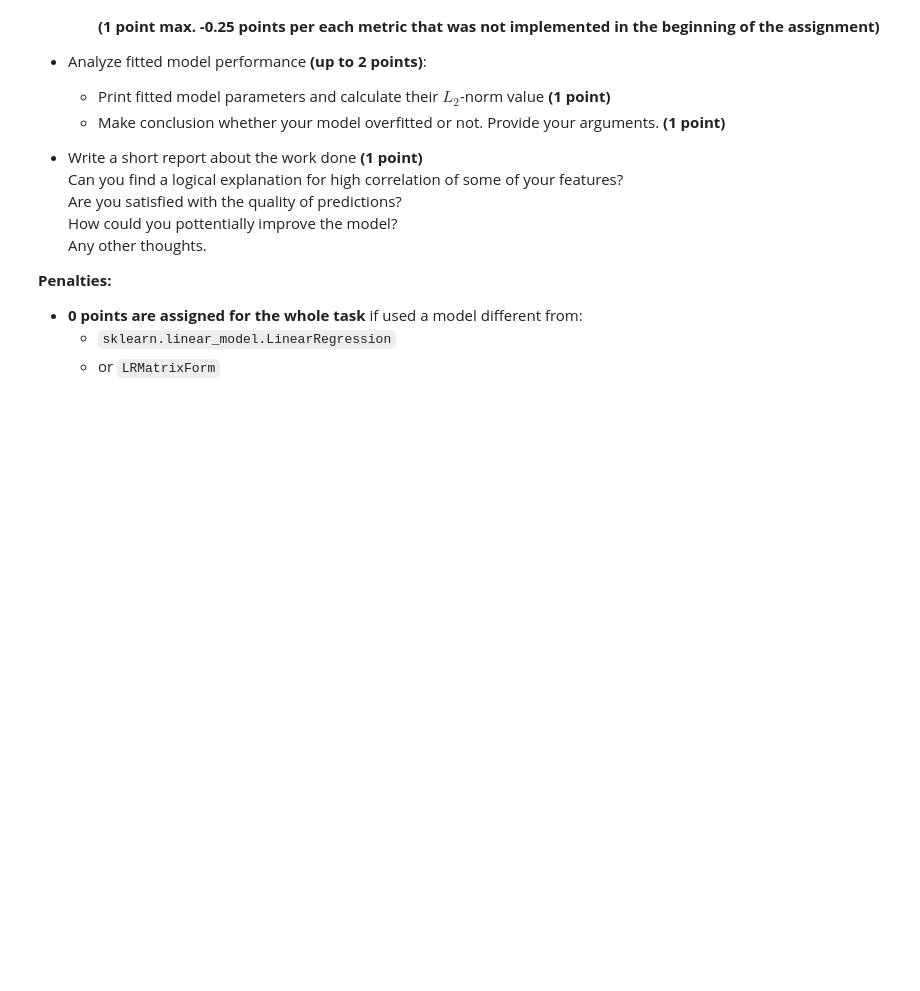
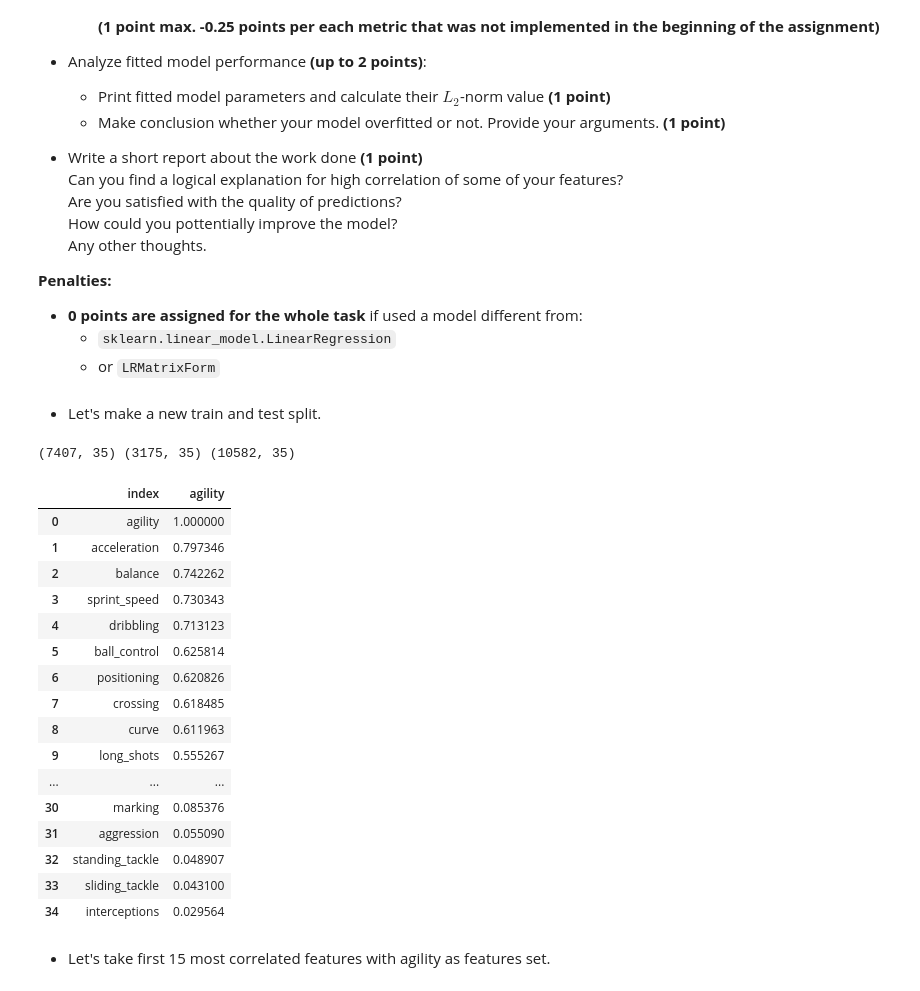
Before and after one commit to alsing/ml-intro-rs-school, a Jupyter notebook: 3 - Linear Regression/linear_regression.ipynb, the cells around one changed output. Cells and saved outputs as stored; diff of their text form; code cells hidden in the pictures; blank space fills up the shorter version.

```diff
--- a/3 - Linear Regression/linear_regression.ipynb
+++ b/3 - Linear Regression/linear_regression.ipynb
@@ -1621,3 +1621,36 @@ Steps you need to follow:
 - **0 points are assigned for the whole task** if used a model different from:
     - `sklearn.linear_model.LinearRegression`
     - or `LRMatrixForm`
+# %% [markdown]
+* Let's make a new train and test split.
+# %%
+ix_split_1 = int(0.7 * df.shape[0])
+DF_TRAIN = df.iloc[:ix_split_1].copy()
+DF_TEST = df.iloc[ix_split_1:].copy()
+print(DF_TRAIN.shape, DF_TEST.shape, df.shape)
+# %% [output]
+(7407, 35) (3175, 35) (10582, 35)
+# %%
+target = 'agility'
+agility_corr = df.corr()[target].abs().sort_values(ascending=False).reset_index()
+agility_corr
+# %% [output]
+|  | index | agility |
+| 0 | agility | 1.000000 |
+| 1 | acceleration | 0.797346 |
+| 2 | balance | 0.742262 |
+| 3 | sprint_speed | 0.730343 |
+| 4 | dribbling | 0.713123 |
+| 5 | ball_control | 0.625814 |
+| 6 | positioning | 0.620826 |
+| 7 | crossing | 0.618485 |
+| 8 | curve | 0.611963 |
+| 9 | long_shots | 0.555267 |
+| ... | ... | ... |
+| 30 | marking | 0.085376 |
+| 31 | aggression | 0.055090 |
+| 32 | standing_tackle | 0.048907 |
+| 33 | sliding_tackle | 0.043100 |
+| 34 | interceptions | 0.029564 |
+# %% [markdown]
+* Let's take first 15 most correlated features with agility as features set.
```
Also changed, not shown: parts of 46 cells of this notebook.
